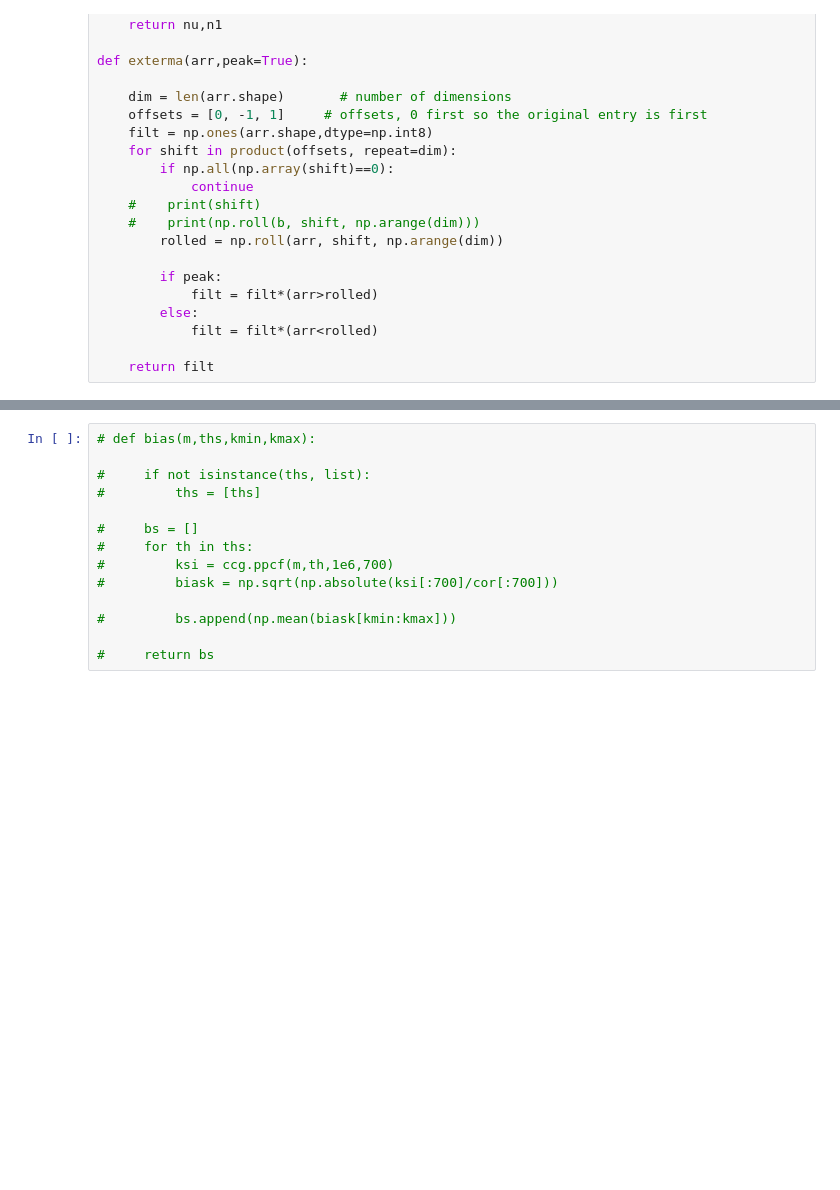
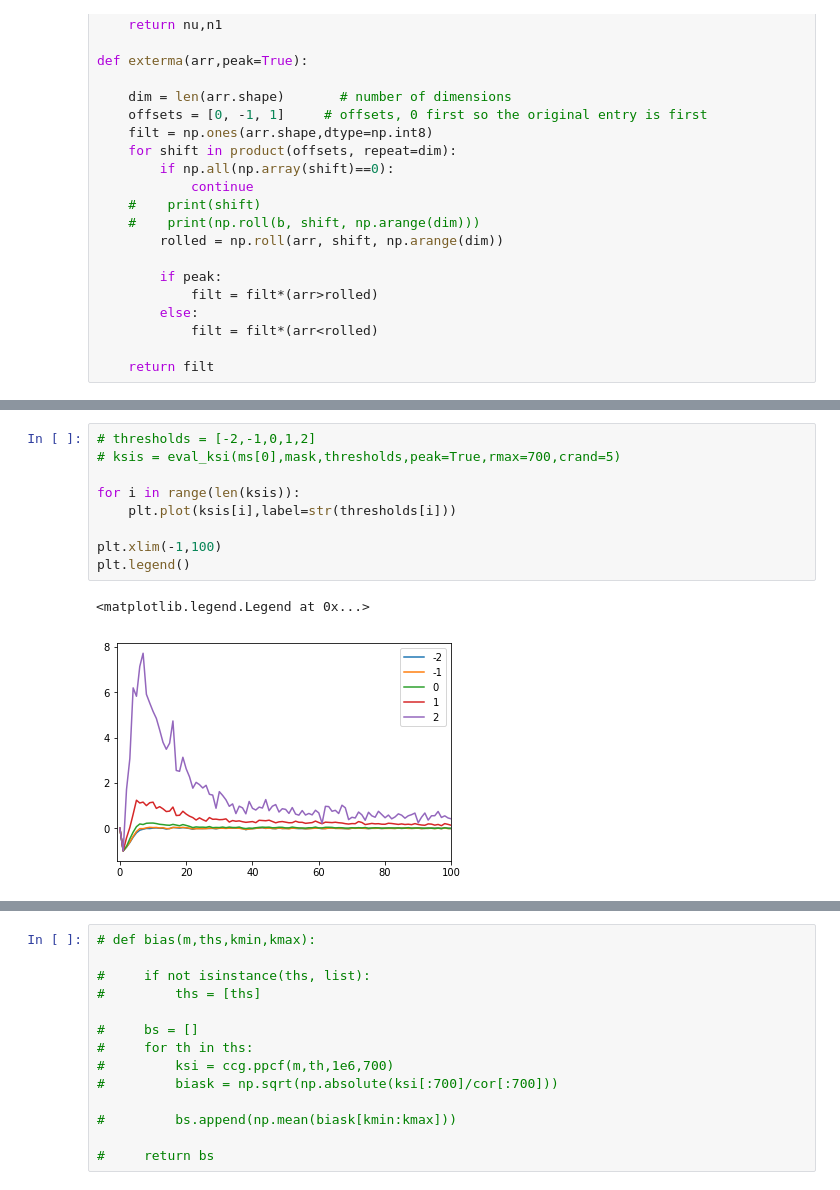
Before and after one commit to vafaei-ar/ccgpack, a Jupyter notebook: notebooks/bias.ipynb, the cells around one changed output, grey strips where cells are left out. Cells and saved outputs as stored; diff of their text form; blank space fills up the shorter version.

```diff
--- a/notebooks/bias.ipynb
+++ b/notebooks/bias.ipynb
@@ -165,0 +178,12 @@ plt.savefig('tpcf.jpg',dpi=150)
+# %%
+# thresholds = [-2,-1,0,1,2]
+# ksis = eval_ksi(ms[0],mask,thresholds,peak=True,rmax=700,crand=5)
+
+for i in range(len(ksis)):
+    plt.plot(ksis[i],label=str(thresholds[i]))
+
+plt.xlim(-1,100)
+plt.legend()
+# %% [output]
+<matplotlib.legend.Legend at 0x...>
+[figure, added]
```
Also changed, not shown: parts of 9 cells of this notebook, 1 other file.
